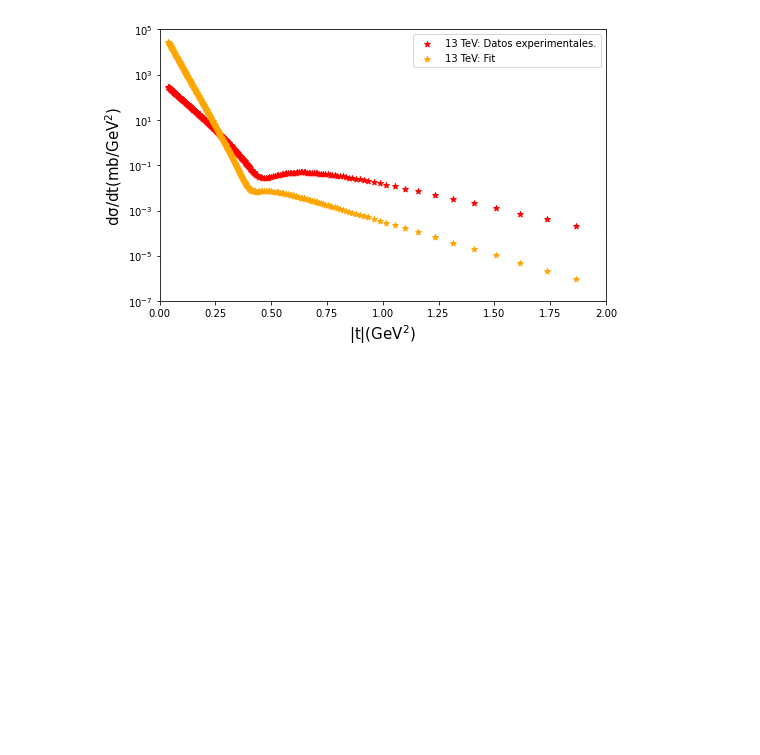
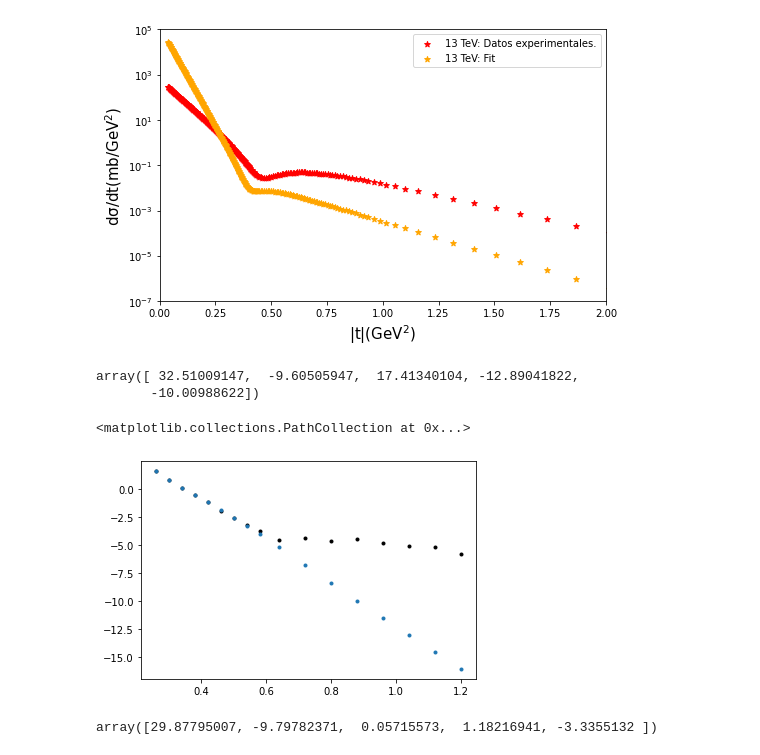
Before and after one commit to m-mejiap/MetodosComputacionales, a Jupyter notebook: 2020-2/Extrapolacion.ipynb, the cells around one changed output. Drawn from its saved outputs; the diff is of its cells as text; code cells hidden in the pictures; blank space fills up the shorter version.

```diff
--- a/2020-2/Extrapolacion.ipynb
+++ b/2020-2/Extrapolacion.ipynb
@@ -60,0 +86,12 @@ plt.show()
+# %%
+popt, pcov = curve_fit(fit, data[:,0],data[:,2])
+popt
+# %% [output]
+array([ 32.51009147,  -9.60505947,  17.41340104, -12.89041822,
+       -10.00988622])
+# %%
+plt.scatter(data[:,0],np.log(data[:,2]), marker='.',color="black")
+plt.scatter(data[:,0],np.log(fit(data[:,0],popt[0],popt[1],popt[2],popt[3],popt[4])),marker='.')
+# %% [output]
+<matplotlib.collections.PathCollection at 0x...>
+[figure, added]
@@ -60,0 +123,16 @@ plt.show()
+# %%
+data = np.genfromtxt("TOTEM2-76.dat")
+x1 = data[:,0]
+y1 = data[:,2]
+x = []
+y = []
+
+for i in range(len(x1)):
+    if(x1[i]>0.35):
+        x.append(x1[i])
+        y.append(y1[i])
+
+popt, pcov = curve_fit(fit, x, y)
+popt
+# %% [output]
+array([29.87795007, -9.79782371,  0.05715573,  1.18216941, -3.3355132 ])
```
Also changed, not shown: parts of 9 cells of this notebook.
